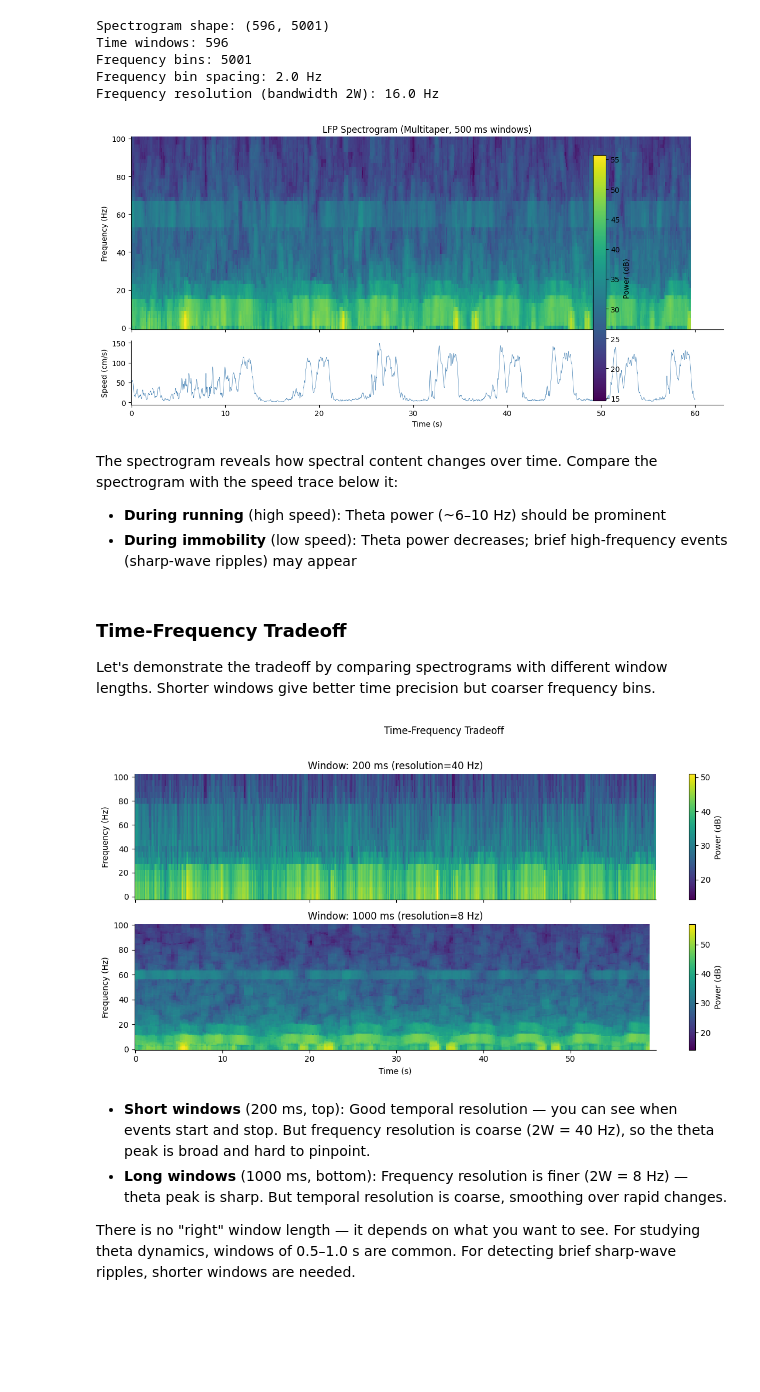
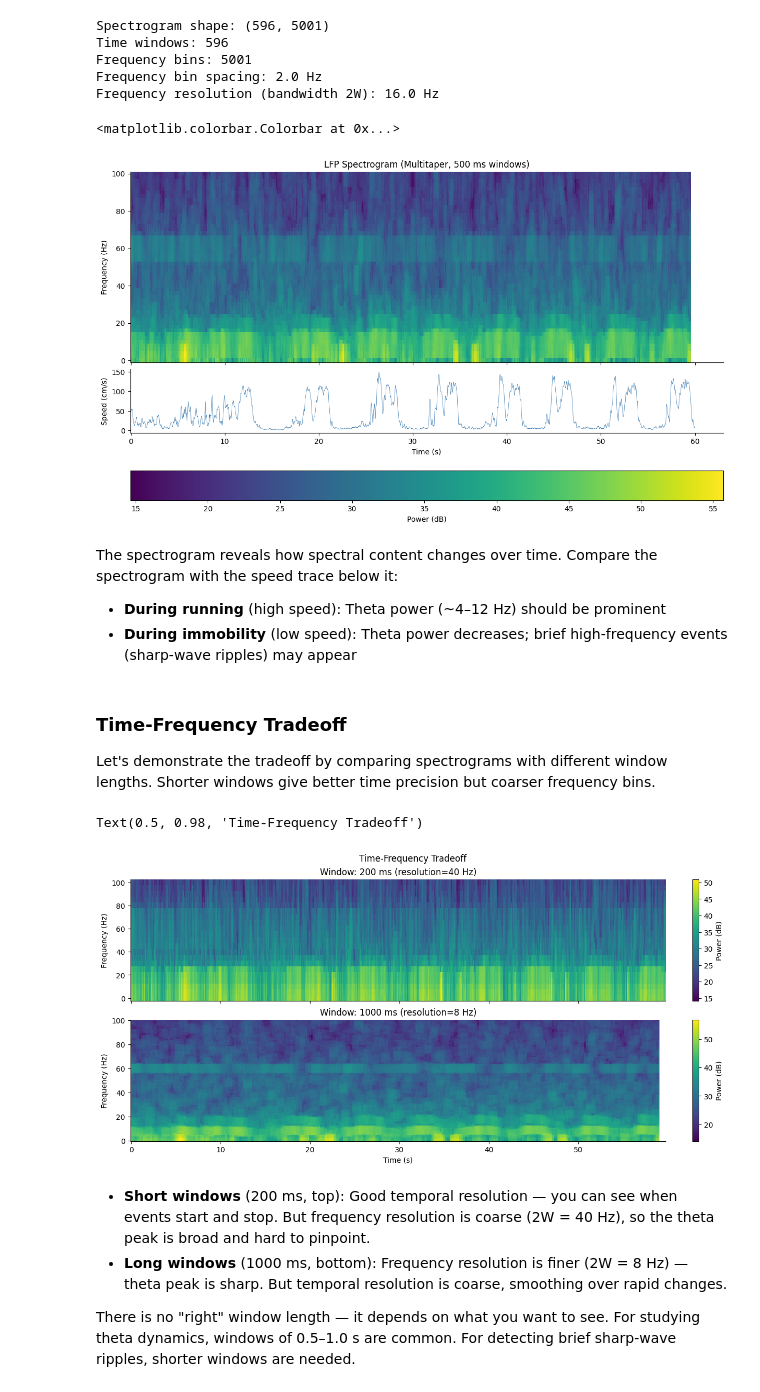
Before and after one commit to edeno/ncbs-neural-circuits-navigation, a Jupyter notebook: notebooks/03a-spectral-lfp.ipynb, the cells around one changed output. Cells and saved outputs as stored; diff of their text form; code cells hidden in the pictures; blank space fills up the shorter version.

```diff
--- a/notebooks/03a-spectral-lfp.ipynb
+++ b/notebooks/03a-spectral-lfp.ipynb
@@ -867,45 +855,46 @@ freq_limit = 100  # Hz
 freq_mask = spec_freqs <= freq_limit
 
 fig, axes = plt.subplots(
-    2, 1, figsize=(12, 6), sharex=True, gridspec_kw={"height_ratios": [3, 1]}
+    2, 1, figsize=(12, 7), sharex=True, constrained_layout=True,
+    gridspec_kw={"height_ratios": [3, 1]},
 )
 
 # Spectrogram
 ax = axes[0]
 mesh = ax.pcolormesh(
     spec_time,
     spec_freqs[freq_mask],
     10 * np.log10(spec_power[:, freq_mask].T),
     shading="auto",
     cmap="viridis",
 )
 ax.set(ylabel="Frequency (Hz)", title="LFP Spectrogram (Multitaper, 500 ms windows)")
 ax.spines[["top", "right"]].set_visible(False)
 
 # Speed overlay (aligned to the same epoch as LFP)
 ax = axes[1]
 speed_relative = speed_timestamps - speed_timestamps[0]
 speed_mask_full = speed_relative < ANALYSIS_DURATION
 if speed_mask_full.any():
     ax.plot(
         speed_relative[speed_mask_full],
         speed_data[speed_mask_full],
         linewidth=0.5,
         color="steelblue",
     )
 ax.set(xlabel="Time (s)", ylabel=f"Speed ({speed_interface.unit})")
 ax.spines[["top", "right"]].set_visible(False)
 
-# Attach colorbar to both axes so they stay aligned
-plt.colorbar(mesh, ax=axes.tolist(), label="Power (dB)", pad=0.02)
-plt.tight_layout()
+# Horizontal colorbar underneath the speed panel
+fig.colorbar(mesh, ax=axes.tolist(), location="bottom", label="Power (dB)", pad=0.05)
 # %% [output]
+<matplotlib.colorbar.Colorbar at 0x...>
-[figure, old version]
+[figure, new version]
 # %% [markdown]
 The spectrogram reveals how spectral content changes over time. Compare the
 spectrogram with the speed trace below it:
 
-- **During running** (high speed): Theta power (~6–10 Hz) should be prominent
+- **During running** (high speed): Theta power (~4–12 Hz) should be prominent
 - **During immobility** (low speed): Theta power decreases; brief high-frequency
   events (sharp-wave ripples) may appear
 # %% [markdown]
@@ -918,7 +907,9 @@ lengths. Shorter windows give better time precision but coarser frequency bins.
 window_durations = [0.2, 1.0]  # seconds
 window_labels = ["200 ms (resolution=40 Hz)", "1000 ms (resolution=8 Hz)"]
 
-fig, axes = plt.subplots(len(window_durations), 1, figsize=(12, 6), sharex=True)
+fig, axes = plt.subplots(
+    len(window_durations), 1, figsize=(12, 6), sharex=True, constrained_layout=True,
+)
 
 for ax, win_dur, label in zip(axes, window_durations, window_labels):
     mt_win = Multitaper(
@@ -944,13 +935,13 @@ for ax, win_dur, label in zip(axes, window_durations, window_labels):
     )
     ax.set(ylabel="Frequency (Hz)", title=f"Window: {label}")
     ax.spines[["top", "right"]].set_visible(False)
-    plt.colorbar(mesh, ax=ax, label="Power (dB)")
+    fig.colorbar(mesh, ax=ax, label="Power (dB)")
 
 axes[-1].set_xlabel("Time (s)")
-fig.suptitle("Time-Frequency Tradeoff", y=1.02)
-plt.tight_layout()
+fig.suptitle("Time-Frequency Tradeoff")
 # %% [output]
+Text(0.5, 0.98, 'Time-Frequency Tradeoff')
-[figure, old version]
+[figure, new version]
 # %% [markdown]
 - **Short windows** (200 ms, top): Good temporal resolution — you can see when
   events start and stop. But frequency resolution is coarse (2W = 40 Hz), so the
```
Also changed, not shown: parts of 13 cells of this notebook, 1 other file.
